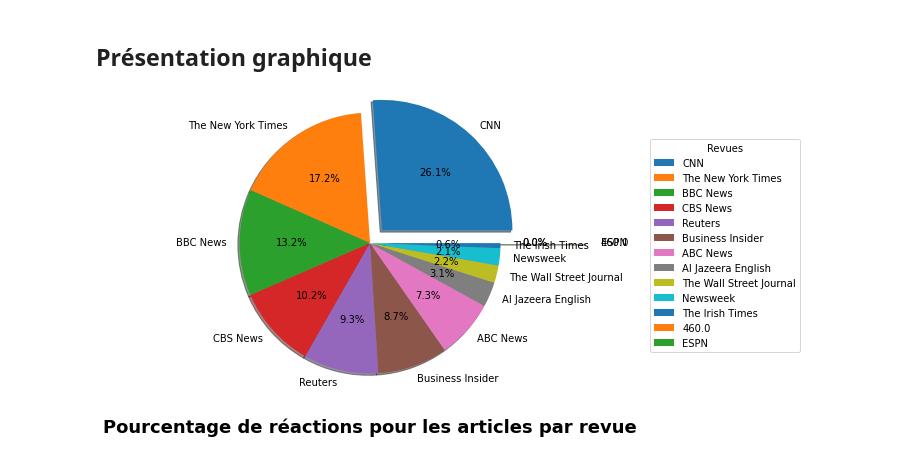
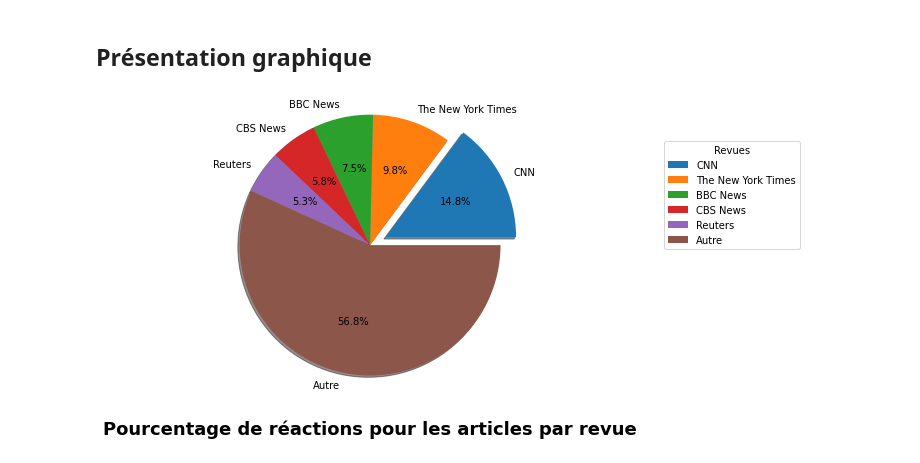
Before and after one commit to vittorio-c/Internet-news-data-with-readers-engagement, a Jupyter notebook: raid.ipynb, the cells around one changed output. Saved outputs shown, nothing was run; the diff lists cells and outputs as text; code cells hidden in the pictures.

Commit message:
modif sur le graph

```diff
--- a/raid.ipynb
+++ b/raid.ipynb
@@ -68,13 +68,17 @@ df.groupby(by=["source_name"]).sum('reactions_count').sort_values(by = ['reactio
 # %% [markdown]
 ## Présentation graphique
 # %%
-tab = df.groupby(by=["source_name"]).sum('reactions_count').sort_values(by = ['reactions_count'], ascending = False)
-valuesStat = list(tab['reactions_count'])
-labels = list(tab.index)
-explode = (0.2, 0, 0, 0, 0, 0, 0, 0, 0, 0, 0, 1, 1)  # only "explode" the biggest and smaller revue
+tab1 = df.groupby(by=["source_name"]).sum('reactions_count').sort_values(by = ['reactions_count'], ascending = False).head(5)
+tab2 = df.groupby(by=["source_name"]).sum('reactions_count').sort_values(by = ['reactions_count'], ascending = False)[5:]
+autre = df['reactions_count'].sum()
+valuesStat = list(tab1['reactions_count'])
+valuesStat.append(autre)
+labels = list(tab1.index)
+labels.append('Autre')
+explode = (0.2, 0, 0, 0, 0, 0)  # only "explode" the biggest revue
 plt.title('Pourcentage de réactions pour les articles par revue', fontdict={'fontweight':'bold', 'fontsize':18}, y=-0.4)
 plt.pie(valuesStat, labels=labels, autopct='%1.1f%%', shadow=True, explode=explode, radius=1.5)
 plt.legend(labels, title="Revues", bbox_to_anchor=(1, 0, 1.5, 1))
 plt.show()
 # %% [output]
-[figure, old version]
+[figure, new version]
```
